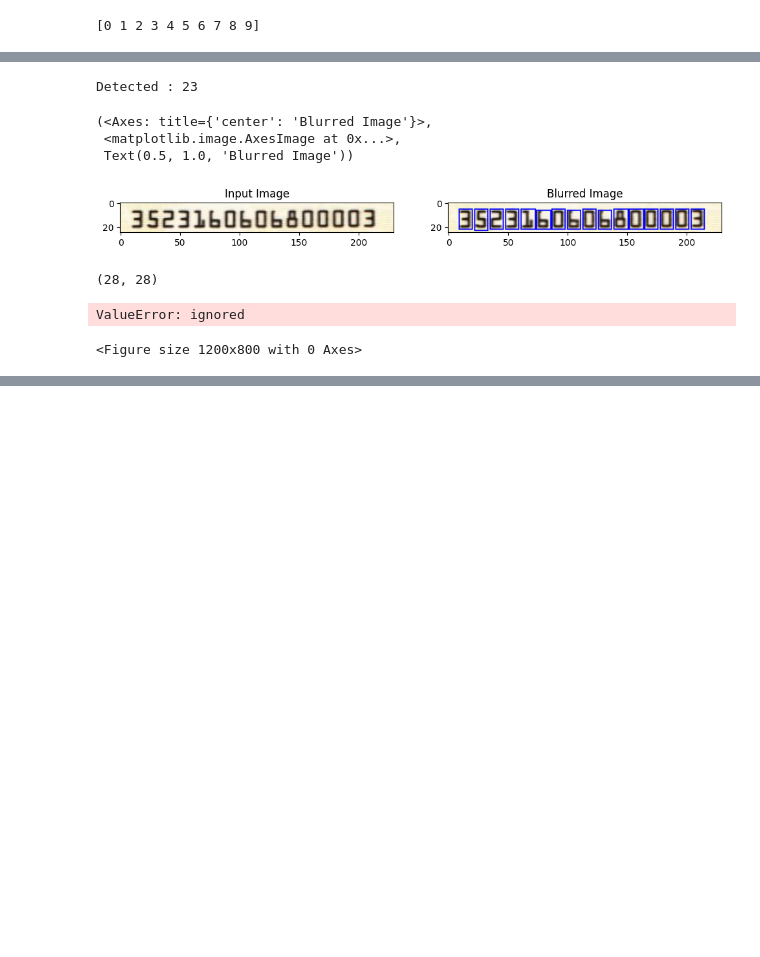
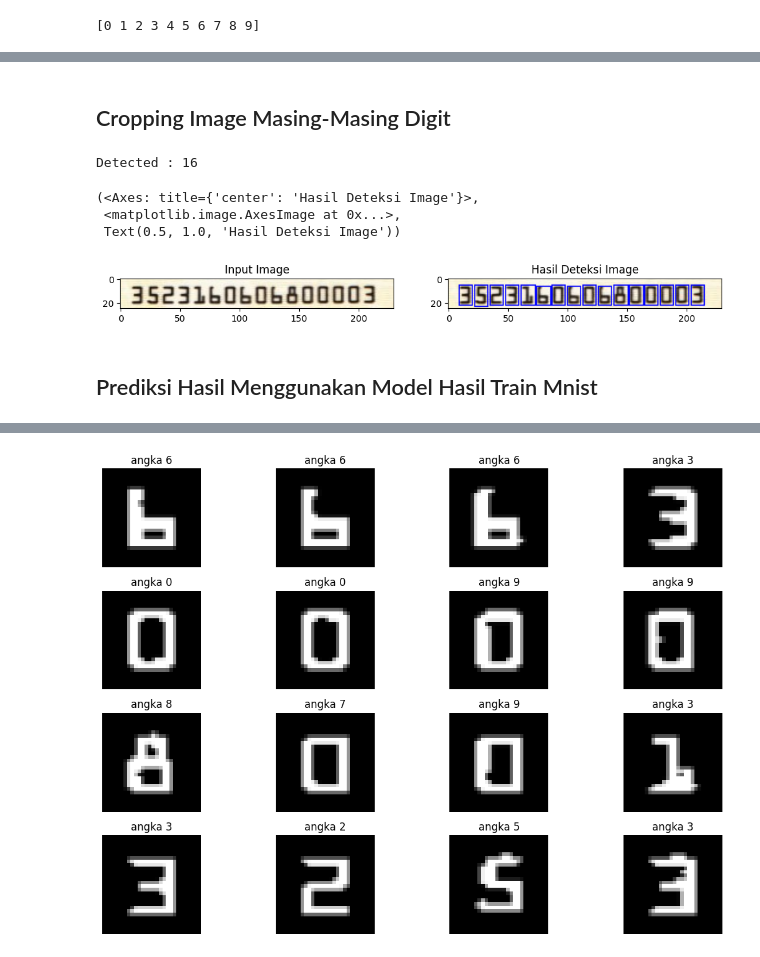
Before and after one commit to AdamPoi/PCVK, a Jupyter notebook: PCVK_Week12.ipynb, the cells around one changed output, grey strips where cells are left out. Cells and saved outputs as stored; diff of their text form; code cells hidden in the pictures; blank space fills up the shorter version.

```diff
--- a/PCVK_Week12.ipynb
+++ b/PCVK_Week12.ipynb
@@ -577,3 +581,5 @@ Epoch 20/20
+# %% [markdown]
+## Cropping Image Masing-Masing Digit
 # %%
 ktp_crop = ktp[45:70,110:340].copy()
 gray = cv2.cvtColor(ktp_crop, cv2.COLOR_RGB2GRAY)
@@ -585,7 +591,7 @@ thresh = cv2.morphologyEx(thresh, cv2.MORPH_OPEN, kernel)
 contours, hierarchy = cv2.findContours(thresh, cv2.RETR_TREE, cv2.CHAIN_APPROX_SIMPLE)
 detected = ktp_crop.copy()
 nums=[]
-print(f'Detected : {len(contours)}')
+
 for contour in contours:
     x, y, w, h = cv2.boundingRect(contour)
     if w >= 10 and w <= 20 :
@@ -593,32 +599,43 @@ for contour in contours:
       num = ktp_crop[y:y+h,x:x+w].copy()
       nums.append(num)
 
+print(f'Detected : {len(nums)}')
 plt.figure(figsize=(12, 8))
 plt.subplot(121), plt.imshow(cv2.cvtColor(ktp_crop,cv2.COLOR_BGR2RGB), cmap='gray'), plt.title('Input Image')
 plt.subplot(122), plt.imshow(cv2.cvtColor(detected,cv2.COLOR_BGR2RGB), cmap='gray'), plt.title('Hasil Deteksi Image')
 # %% [output]
-Detected : 23
+Detected : 16
-(<Axes: title={'center': 'Blurred Image'}>,
+(<Axes: title={'center': 'Hasil Deteksi Image'}>,
  <matplotlib.image.AxesImage at 0x...>,
- Text(0.5, 1.0, 'Blurred Image'))
+ Text(0.5, 1.0, 'Hasil Deteksi Image'))
-[figure, old version]
+[figure, new version]
-# %%
-from PIL import Image
-for num in nums:
-  num = cv2.cvtColor(num,cv2.COLOR_BGR2GRAY)
-  num = cv2.resize(num,(28,28))
-  print(num.shape)
-  # num = num.reshape(28,28,1)
-  # num = np.expand_dims(num, axis=-1).astype(np.uint8)
-  # num = num / 255
-  # plt.subplot(121), plt.imshow(cv2.cvtColor(num,cv2.COLOR_BGR2RGB), cmap='gray'), plt.title(f'angka{pred}')
-
-  plt.figure(figsize=(12, 8))
-  pred = model.predict(num)
-  pred = np.argmax(pred)
-  plt.figure(figsize=(12, 8))
-  plt.subplot(121), plt.imshow(cv2.cvtColor(num,cv2.COLOR_BGR2RGB), cmap='gray'), plt.title(f'angka{pred}')
-# %% [output]
-(28, 28)
-ValueError: ignored
-<Figure size 1200x800 with 0 Axes>
+# %% [markdown]
+## Prediksi Hasil Menggunakan Model Hasil Train Mnist
+# %%
+from sklearn.decomposition import PCA
+
+fig, axes = plt.subplots(4, 4, figsize=(12,8))
+
+for i,num in enumerate(nums):
+    num = cv2.cvtColor(num,cv2.COLOR_BGR2GRAY)
+    ret, thresh = cv2.threshold(num, 127, 255, cv2.THRESH_BINARY_INV + cv2.THRESH_OTSU)
+    top, bottom, left, right = 4, 4, 4, 4
+    num = cv2.copyMakeBorder(thresh, top, bottom, left, right, cv2.BORDER_CONSTANT, value=(0, 0, 0))
+    num = cv2.resize(num, (28, 28))
+    num = np.array(num)
+    num = num / 255.0
+    #PCA
+    num_vector = num.reshape((-1, 1))
+    pca = PCA(n_components= 1)
+    num_pca = pca.fit_transform(num_vector)
+    num_upscaled = num_pca.reshape(-1, 28, 28, 1)
+    pred = model.predict(num_upscaled)
+    pred = np.argmax(pred)
+
+    axes[i // 4, i % 4].imshow(num_upscaled.reshape(num.shape), cmap='gray')
+    axes[i // 4, i % 4].set_title(f'angka {pred}')
+    axes[i // 4, i % 4].axis('off')
+
+plt.tight_layout()
+plt.show()
+# %% [output]
@@ -624,0 +658 @@ ValueError: ignored
+[figure, added]
```
Also changed, not shown: parts of 5 cells of this notebook.
